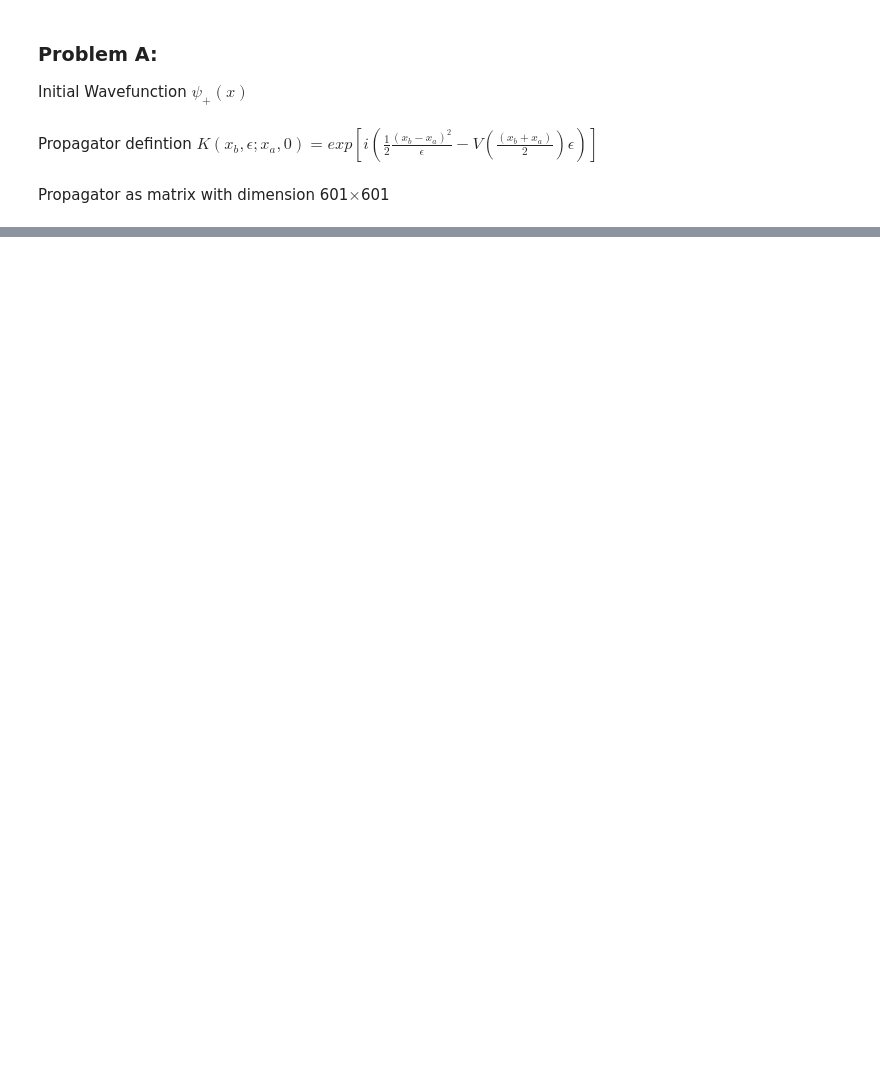
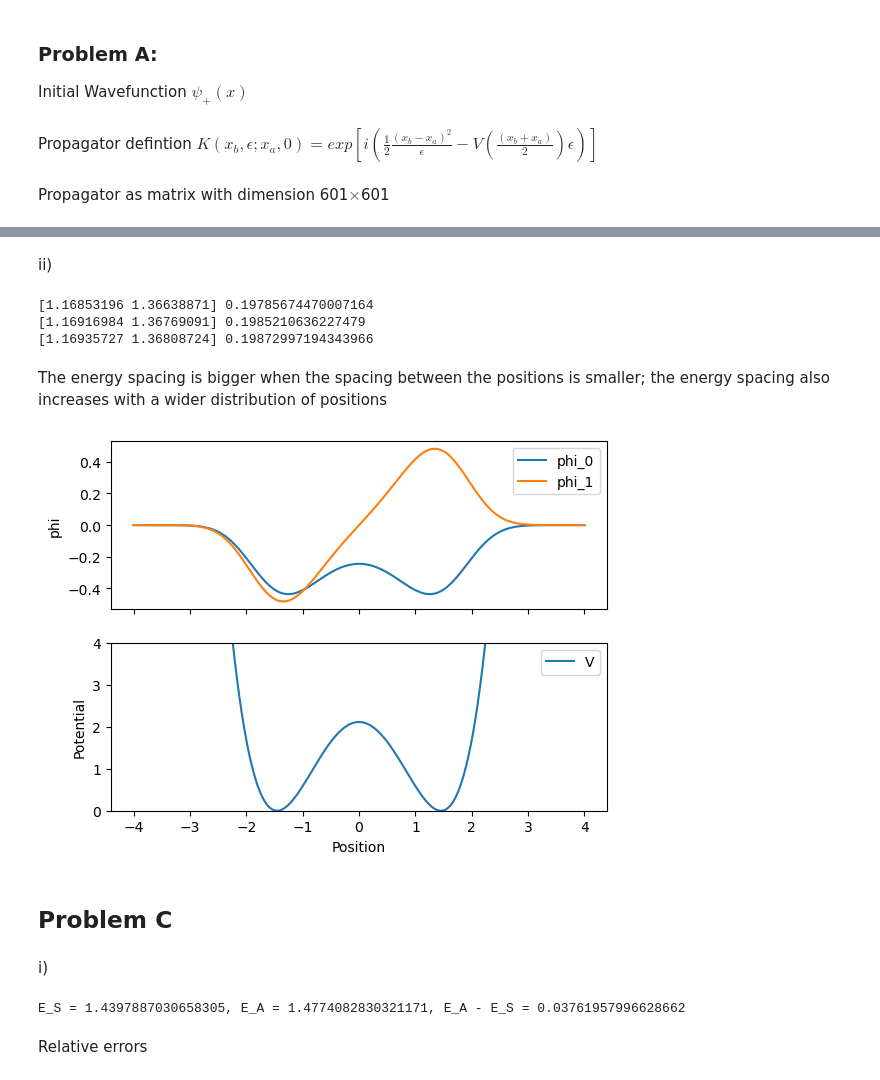
Before and after one commit to kany-e/phys142_kye, a Jupyter notebook: Phys142_HW2.ipynb, the cells around one changed output, grey strips where cells are left out. Drawn from its saved outputs; the diff is of its cells as text; code cells hidden in the pictures; blank space fills up the shorter version.

```diff
--- a/Phys142_HW2.ipynb
+++ b/Phys142_HW2.ipynb
@@ -60,0 +160,70 @@ for i in range(601):
+# %% [markdown]
+ii)
+# %%
+H_original = H(xpos, alpha, deltax)
+
+xposhs = np.linspace(-4, 4, 1200)
+H_halfspacing = H(xposhs, alpha, 8/1200)
+
+xposlb = np.linspace(-6, 6, 900)
+H_largebox = H(xposlb, alpha, 8/600)
+
+worg, vorig = scipy.sparse.linalg.eigsh(H_original, k = 2, sigma = 0)
+whs, vhs = scipy.sparse.linalg.eigsh(H_halfspacing, k = 2, sigma = 0)
+wlb, vlb = scipy.sparse.linalg.eigsh(H_largebox, k = 2, sigma = 0)
+# %%
+print(worg, worg[1]-worg[0])
+print(whs, whs[1]-whs[0])
+print(wlb, wlb[1]-wlb[0])
+# %% [output]
+[1.16853196 1.36638871] 0.19785674470007164
+[1.16916984 1.36769091] 0.1985210636227479
+[1.16935727 1.36808724] 0.19872997194343966
+# %% [markdown]
+The energy spacing is bigger when the spacing between the positions is smaller; the energy spacing also increases with a wider distribution of positions
+# %%
+vorg0 = vorig[:, 0]
+vorg1 = vorig[:, 1]
+
+# normalization of the eigenvectors
+
+def normalize(v, deltax):
+
+    A = np.sqrt((1 / deltax) / np.sum(np.abs(v) ** 2))
+    vnorm = v / A
+
+    return A, vnorm
+# %%
+# normalize and plot
+# normalization factor
+A, _ = normalize(vorg0 + vorg1, deltax)
+vorgnorm0 = vorg0 * A
+vorgnorm1 = vorg1 * A
+
+f, (ax1, ax2) = plt.subplots(2, 1, sharex = True)
+ax1.plot(xpos, vorgnorm0, label = "phi_0")
+ax1.plot(xpos, vorgnorm1, label = "phi_1")
+ax2.plot(xpos, V(xpos, alpha), label = "V")
+
+ax1.legend()
+ax2.legend()
+ax1.set(ylabel = "phi")
+ax2.set(xlabel = "Position", ylabel = "Potential")
+ax2.set_ylim(0, 4);
+# %% [output]
+[figure, added]
+# %% [markdown]
+## Problem C
+# %% [markdown]
+i)
+# %%
+psis = 1/np.sqrt(2) * (psiplus(xpos) + psiminus(xpos))
+psia = 1/np.sqrt(2) * (psiplus(xpos) - psiminus(xpos))
+
+E_s = np.vdot(psis, H(xpos, alpha, deltax) @ psis)/ (np.sum(np.abs(psis)**2))
+E_a = np.vdot(psia, H(xpos, alpha, deltax) @ psia)/ (np.sum(np.abs(psia)**2))
+print(f"E_S = {E_s}, E_A = {E_a}, E_A - E_S = {E_a - E_s}")
+# %% [output]
+E_S = 1.4397887030658305, E_A = 1.4774082830321171, E_A - E_S = 0.03761957996628662
+# %% [markdown]
+Relative errors
```
Also changed, not shown: parts of 26 cells of this notebook.
